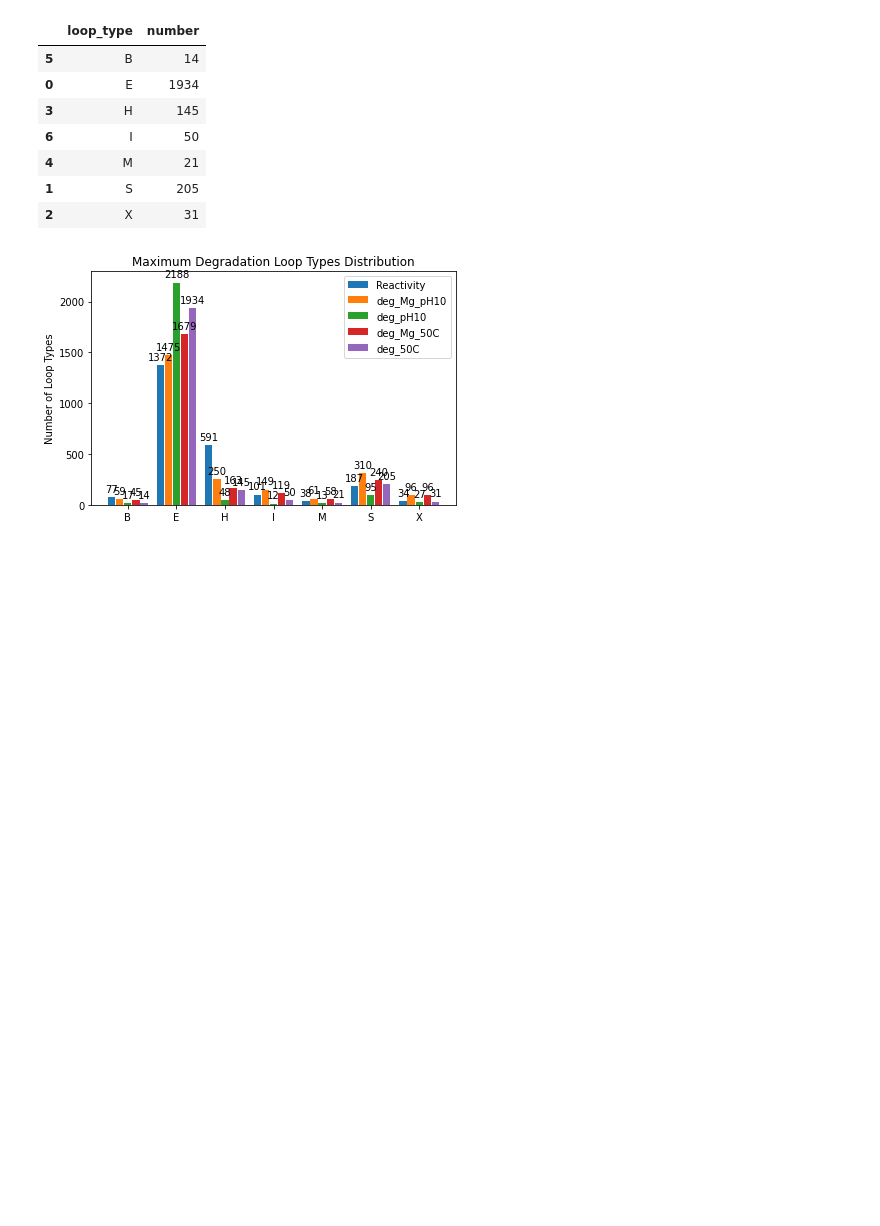
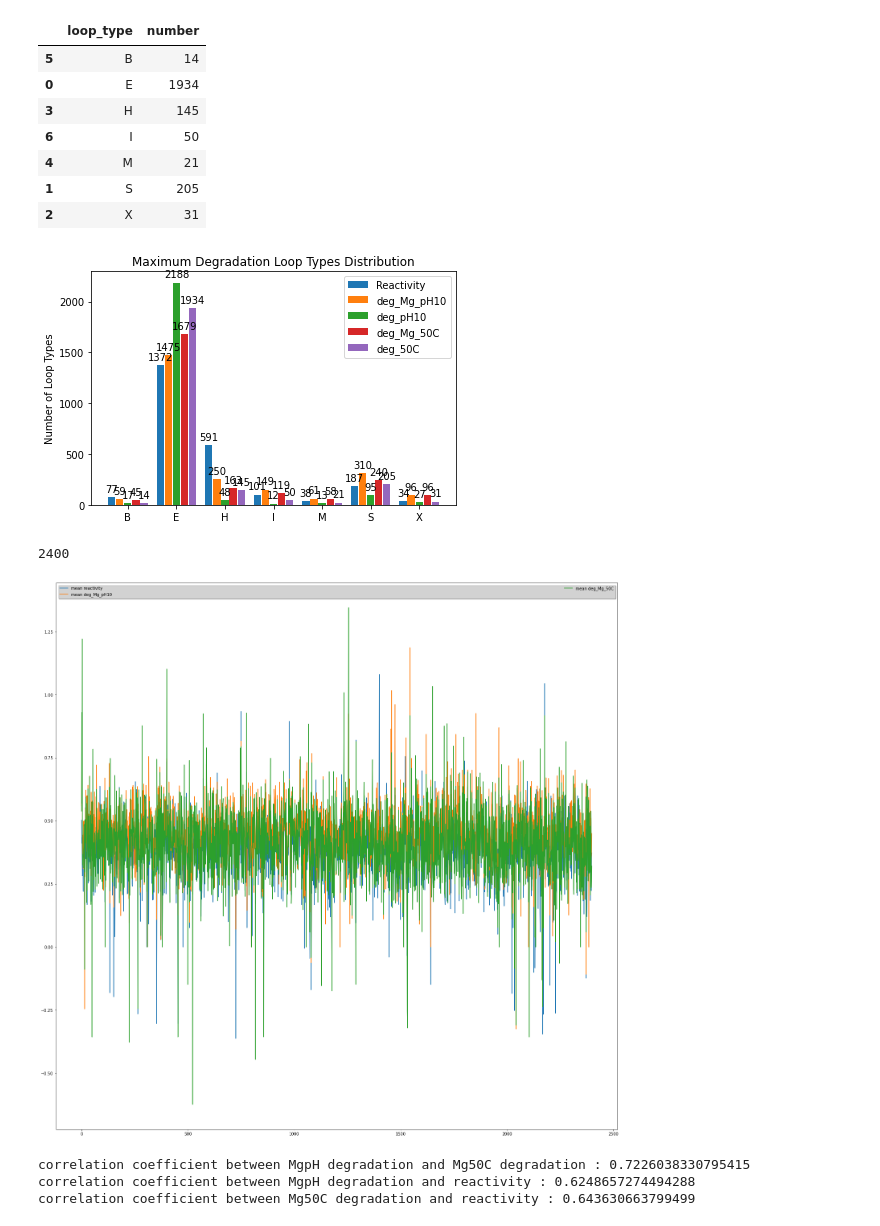
Before and after one commit to Sawzen/OpenVaccine-COVID-19-mRNA-Vaccine-Degradation-Prediction, a Jupyter notebook: Notebook/BaseStructLoop_Degradation_relation.ipynb, the cells around one changed output. Drawn from its saved outputs; the diff is of its cells as text; code cells hidden in the pictures; blank space fills up the shorter version.

Commit message:
added correlation test on means

```diff
--- a/Notebook/BaseStructLoop_Degradation_relation.ipynb
+++ b/Notebook/BaseStructLoop_Degradation_relation.ipynb
@@ -382,3 +380,52 @@ fig.tight_layout()
 plt.show()
 # %% [output]
 [figure]
+# %%
+rea_lst = []
+mgph_lst = []
+mg50c_lst = []
+
+for line in train.iterrows():
+    rea_lst.append(np.mean(line[1]['reactivity']))
+    mgph_lst.append(np.mean(line[1]['deg_Mg_pH10']))
+    mg50c_lst.append(np.mean(line[1]['deg_Mg_50C']))
+
+len(mgph_lst)
+# %% [output]
+2400
+# %%
+from matplotlib.pyplot import figure
+
+figure(figsize=(25,25))
+
+ax = plt.subplot(111)
+x = np.arange(0, 2400)
+
+plt.plot(x, rea_lst, label="mean reactivity")
+plt.plot(x, mgph_lst, label="mean deg_Mg_pH10")
+plt.plot(x, mg50c_lst, label="mean deg_Mg_50C")
+
+leg = plt.legend(loc='best', ncol=2, mode="expand", shadow=True, fancybox=True)
+leg.get_frame().set_alpha(0.5)
+
+
+plt.show()
+# %% [output]
+[figure, added]
+# %%
+#from scipy.stats.stats import pearsonr
+
+#print(pearsonr(mgph_lst, mg50c_lst)[0])
+#print(pearsonr(mgph_lst, rea_lst)[0])
+#print(pearsonr(rea_lst, mg50c_lst)[0])
+
+
+print("correlation coefficient between MgpH degradation and Mg50C degradation :",np.corrcoef(mgph_lst, mg50c_lst)[0, 1])
+print("correlation coefficient between MgpH degradation and reactivity :",np.corrcoef(mgph_lst, rea_lst)[0, 1])
+print("correlation coefficient between Mg50C degradation and reactivity :",np.corrcoef(rea_lst, mg50c_lst)[0, 1])
+
+# se rapproche de 1 donc correlation ?
+# %% [output]
+correlation coefficient between MgpH degradation and Mg50C degradation : 0.7226038330795415
+correlation coefficient between MgpH degradation and reactivity : 0.6248657274494288
+correlation coefficient between Mg50C degradation and reactivity : 0.643630663799499
```
Also changed, not shown: parts of 1 cell of this notebook.
